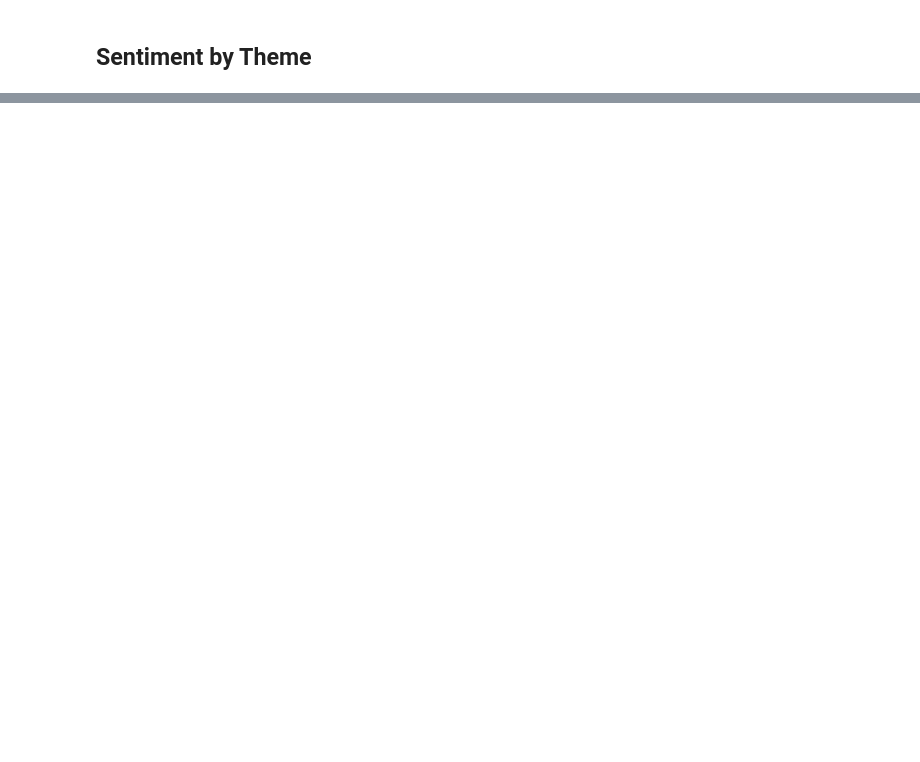
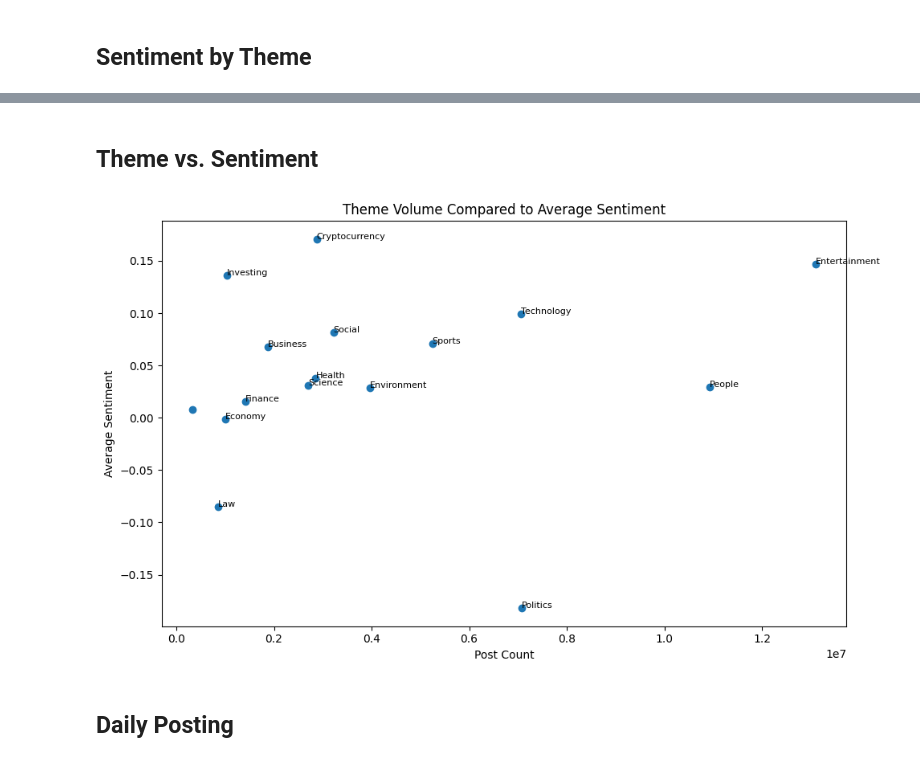
Before and after one commit to sjsu-cs131-spring26/trendtrackers-engagement-socialmedia, a Jupyter notebook: finaldemo_trendtrackers.ipynb, the cells around one changed output, grey strips where cells are left out. Drawn from its saved outputs; the diff is of its cells as text; code cells hidden in the pictures; blank space fills up the shorter version.

```diff
--- a/finaldemo_trendtrackers.ipynb
+++ b/finaldemo_trendtrackers.ipynb
@@ -191,0 +259,28 @@ plt.show()
+# %% [markdown]
+## **Theme vs. Sentiment**
+# %%
+sentiment_scatter = sentiment.sort_values("post_count", ascending=False).head(20)
+
+plt.figure(figsize=(10, 6))
+plt.scatter(
+    sentiment_scatter["post_count"],
+    sentiment_scatter["avg_sentiment"]
+)
+
+for index, row in sentiment_scatter.iterrows():
+    plt.text(
+        row["post_count"],
+        row["avg_sentiment"],
+        row["primary_theme"],
+        fontsize=8
+    )
+
+plt.title("Theme Volume Compared to Average Sentiment")
+plt.xlabel("Post Count")
+plt.ylabel("Average Sentiment")
+plt.tight_layout()
+plt.show()
+# %% [output]
+[figure, added]
+# %% [markdown]
+## **Daily Posting**
```
Also changed, not shown: parts of 10 cells of this notebook.
